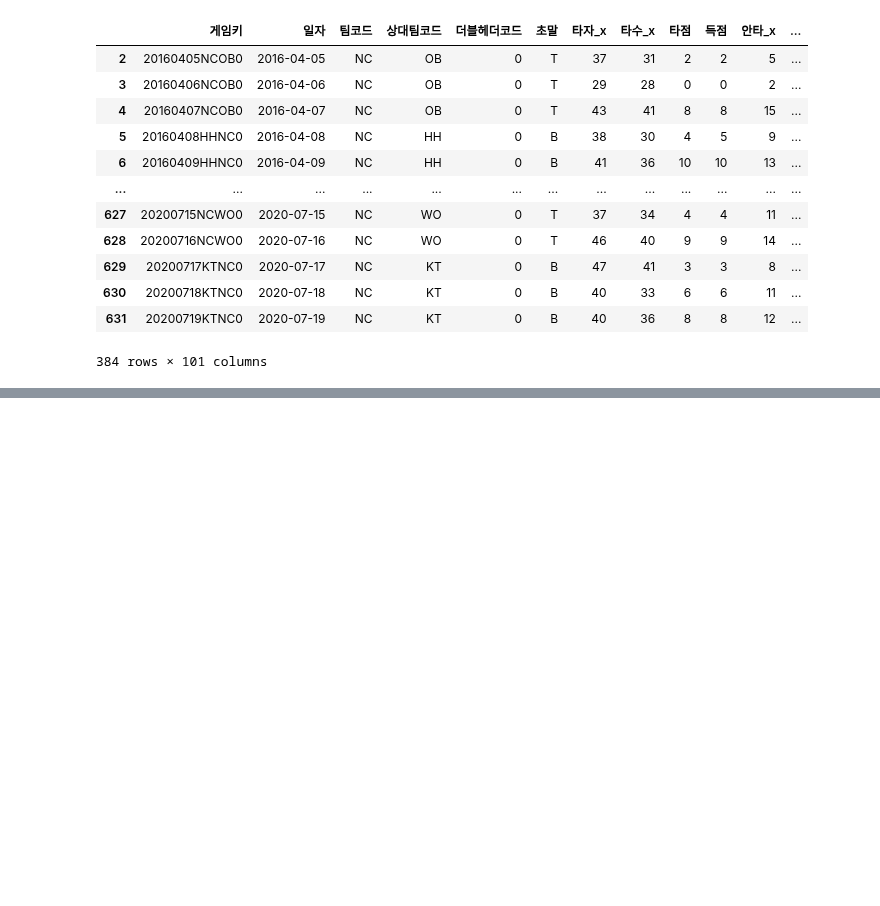
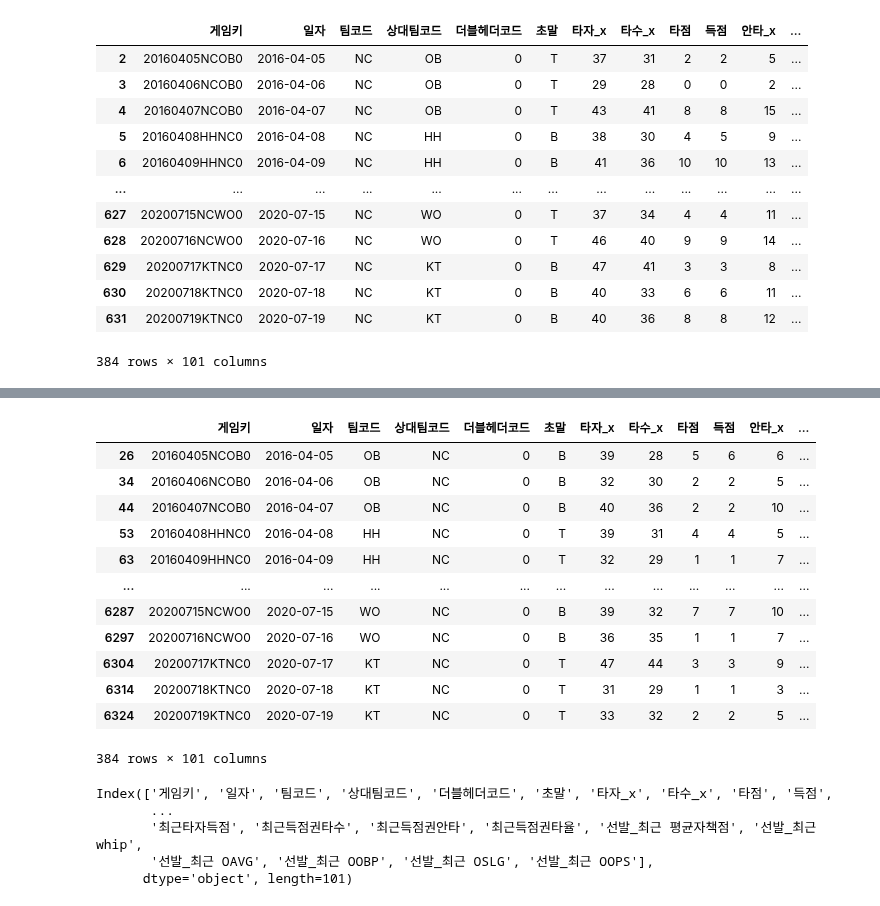
Before and after one commit to seonghunYang/big_contest2020, a Jupyter notebook: Model8_새로운_모델_데이터_처리_.ipynb, the cells around one changed output, grey strips where cells are left out. Drawn from its saved outputs; the diff is of its cells as text; code cells hidden in the pictures; blank space fills up the shorter version.

```diff
--- a/Model8_새로운_모델_데이터_처리_.ipynb
+++ b/Model8_새로운_모델_데이터_처리_.ipynb
@@ -251,0 +228,10 @@ data[data['상대팀코드'] == 'OB']
+# %%
+keys = list(data['게임키'])
+# %%
+r_team_a = r_team[r_team['게임키'] == keys[0]]
+for idx, key in enumerate(keys):
+  if idx == 0:
+    continue
+  r_team_a = pd.concat([r_team_a, r_team[r_team['게임키'] == key]])
+# %%
+r_team_a = r_team_a[r_team_a['팀코드'] != 'NC']
@@ -251,0 +254,16 @@ data[data['상대팀코드'] == 'OB']
+# %%
+r_team_a
+# %% [output]
+|  | 게임키 | 일자 | 팀코드 | 상대팀코드 | 더블헤더코드 | 초말 | 타자_x | 타수_x | 타점 | 득점 | 안타_x | ... |
+| 26 | 20160405NCOB0 | 2016-04-05 | OB | NC | 0 | B | 39 | 28 | 5 | 6 | 6 | ... |
+| 34 | 20160406NCOB0 | 2016-04-06 | OB | NC | 0 | B | 32 | 30 | 2 | 2 | 5 | ... |
+| 44 | 20160407NCOB0 | 2016-04-07 | OB | NC | 0 | B | 40 | 36 | 2 | 2 | 10 | ... |
+| 53 | 20160408HHNC0 | 2016-04-08 | HH | NC | 0 | T | 39 | 31 | 4 | 4 | 5 | ... |
+| 63 | 20160409HHNC0 | 2016-04-09 | HH | NC | 0 | T | 32 | 29 | 1 | 1 | 7 | ... |
+| ... | ... | ... | ... | ... | ... | ... | ... | ... | ... | ... | ... | ... |
+| 6287 | 20200715NCWO0 | 2020-07-15 | WO | NC | 0 | B | 39 | 32 | 7 | 7 | 10 | ... |
+| 6297 | 20200716NCWO0 | 2020-07-16 | WO | NC | 0 | B | 36 | 35 | 1 | 1 | 7 | ... |
+| 6304 | 20200717KTNC0 | 2020-07-17 | KT | NC | 0 | T | 47 | 44 | 3 | 3 | 9 | ... |
+| 6314 | 20200718KTNC0 | 2020-07-18 | KT | NC | 0 | T | 31 | 29 | 1 | 1 | 3 | ... |
+| 6324 | 20200719KTNC0 | 2020-07-19 | KT | NC | 0 | T | 33 | 32 | 2 | 2 | 5 | ... |
+384 rows × 101 columns
@@ -251,0 +295,8 @@ data[data['상대팀코드'] == 'OB']
+# %%
+r_team_nc.columns
+# %% [output]
+Index(['게임키', '일자', '팀코드', '상대팀코드', '더블헤더코드', '초말', '타자_x', '타수_x', '타점', '득점',
+       ...
+       '최근타자득점', '최근득점권타수', '최근득점권안타', '최근득점권타율', '선발_최근 평균자책점', '선발_최근 whip',
+       '선발_최근 OAVG', '선발_최근 OOBP', '선발_최근 OSLG', '선발_최근 OOPS'],
+      dtype='object', length=101)
```
Also changed, not shown: parts of 32 cells of this notebook.
